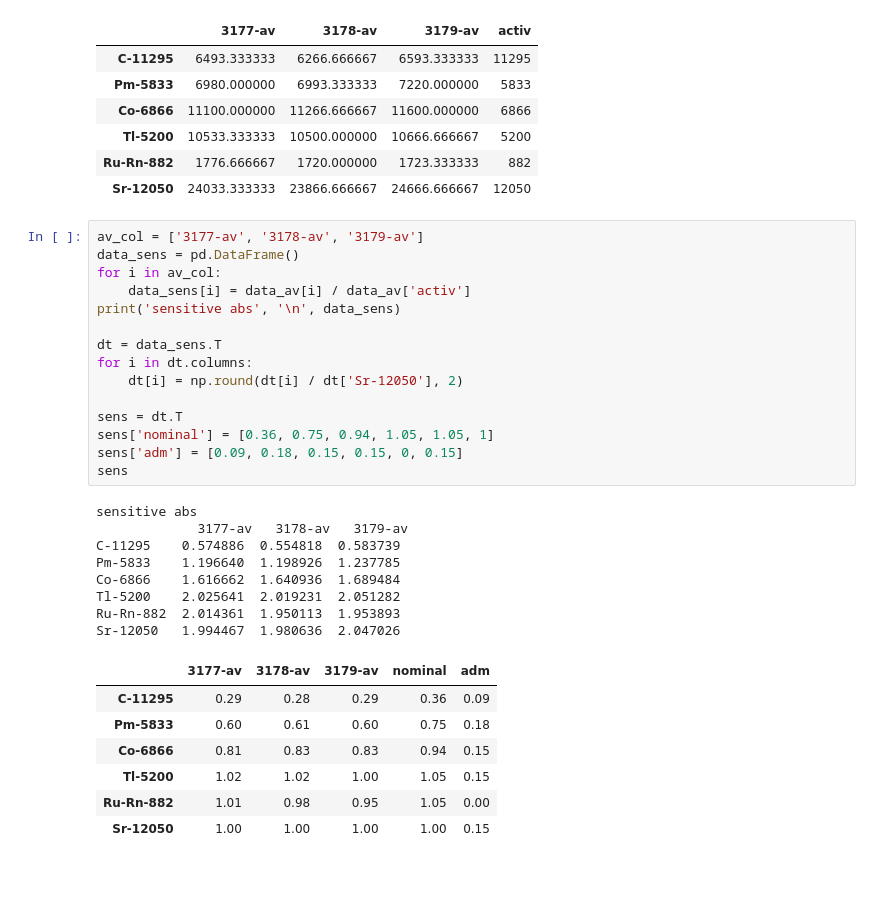
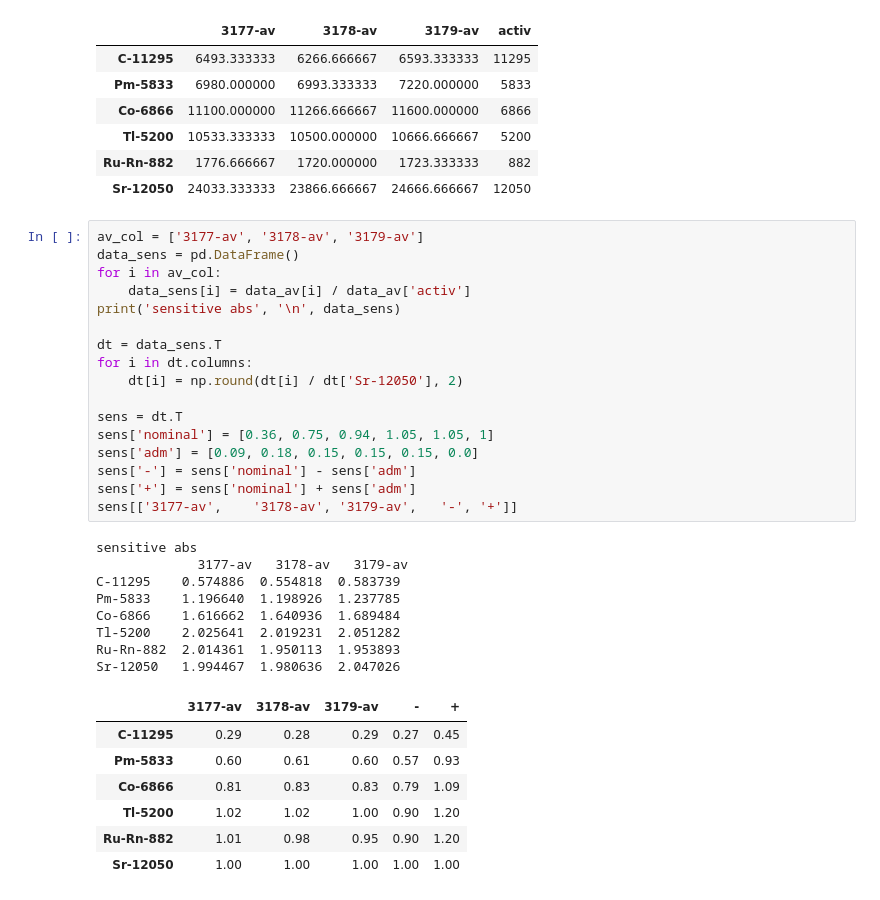
Before and after one commit to KiykoHanna/ATOMTEX, a Jupyter notebook: 1117-test.ipynb, the cells around one changed output. Cells and saved outputs as stored; diff of their text form.

```diff
--- a/1117-test.ipynb
+++ b/1117-test.ipynb
@@ -41,31 +41,33 @@ data_av
 # %%
 av_col = ['3177-av', '3178-av',	'3179-av']
 data_sens = pd.DataFrame()
 for i in av_col:
     data_sens[i] = data_av[i] / data_av['activ']
 print('sensitive abs', '\n', data_sens)
 
 dt = data_sens.T
 for i in dt.columns:
     dt[i] = np.round(dt[i] / dt['Sr-12050'], 2)
 
 sens = dt.T
 sens['nominal'] = [0.36, 0.75, 0.94, 1.05, 1.05, 1]
-sens['adm'] = [0.09, 0.18, 0.15, 0.15, 0, 0.15]
-sens
+sens['adm'] = [0.09, 0.18, 0.15, 0.15, 0.15, 0.0]
+sens['-'] = sens['nominal'] - sens['adm']
+sens['+'] = sens['nominal'] + sens['adm']
+sens[['3177-av',	'3178-av', '3179-av',	'-', '+']]
 # %% [output]
 sensitive abs
              3177-av   3178-av   3179-av
 C-11295    0.574886  0.554818  0.583739
 Pm-5833    1.196640  1.198926  1.237785
 Co-6866    1.616662  1.640936  1.689484
 Tl-5200    2.025641  2.019231  2.051282
 Ru-Rn-882  2.014361  1.950113  1.953893
 Sr-12050   1.994467  1.980636  2.047026
-|  | 3177-av | 3178-av | 3179-av | nominal | adm |
-| C-11295 | 0.29 | 0.28 | 0.29 | 0.36 | 0.09 |
-| Pm-5833 | 0.60 | 0.61 | 0.60 | 0.75 | 0.18 |
-| Co-6866 | 0.81 | 0.83 | 0.83 | 0.94 | 0.15 |
-| Tl-5200 | 1.02 | 1.02 | 1.00 | 1.05 | 0.15 |
-| Ru-Rn-882 | 1.01 | 0.98 | 0.95 | 1.05 | 0.00 |
-| Sr-12050 | 1.00 | 1.00 | 1.00 | 1.00 | 0.15 |
+|  | 3177-av | 3178-av | 3179-av | - | + |
+| C-11295 | 0.29 | 0.28 | 0.29 | 0.27 | 0.45 |
+| Pm-5833 | 0.60 | 0.61 | 0.60 | 0.57 | 0.93 |
+| Co-6866 | 0.81 | 0.83 | 0.83 | 0.79 | 1.09 |
+| Tl-5200 | 1.02 | 1.02 | 1.00 | 0.90 | 1.20 |
+| Ru-Rn-882 | 1.01 | 0.98 | 0.95 | 0.90 | 1.20 |
+| Sr-12050 | 1.00 | 1.00 | 1.00 | 1.00 | 1.00 |
```
